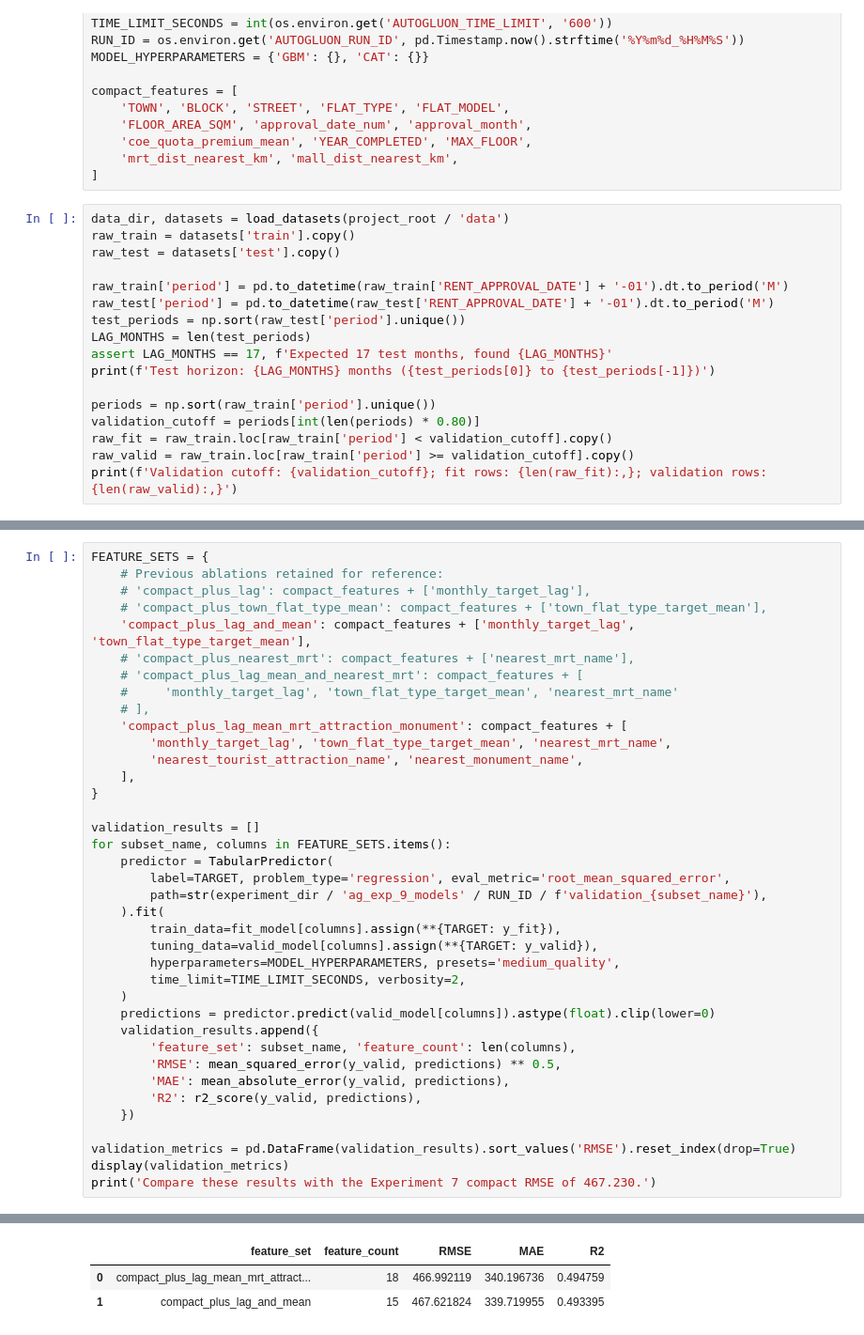
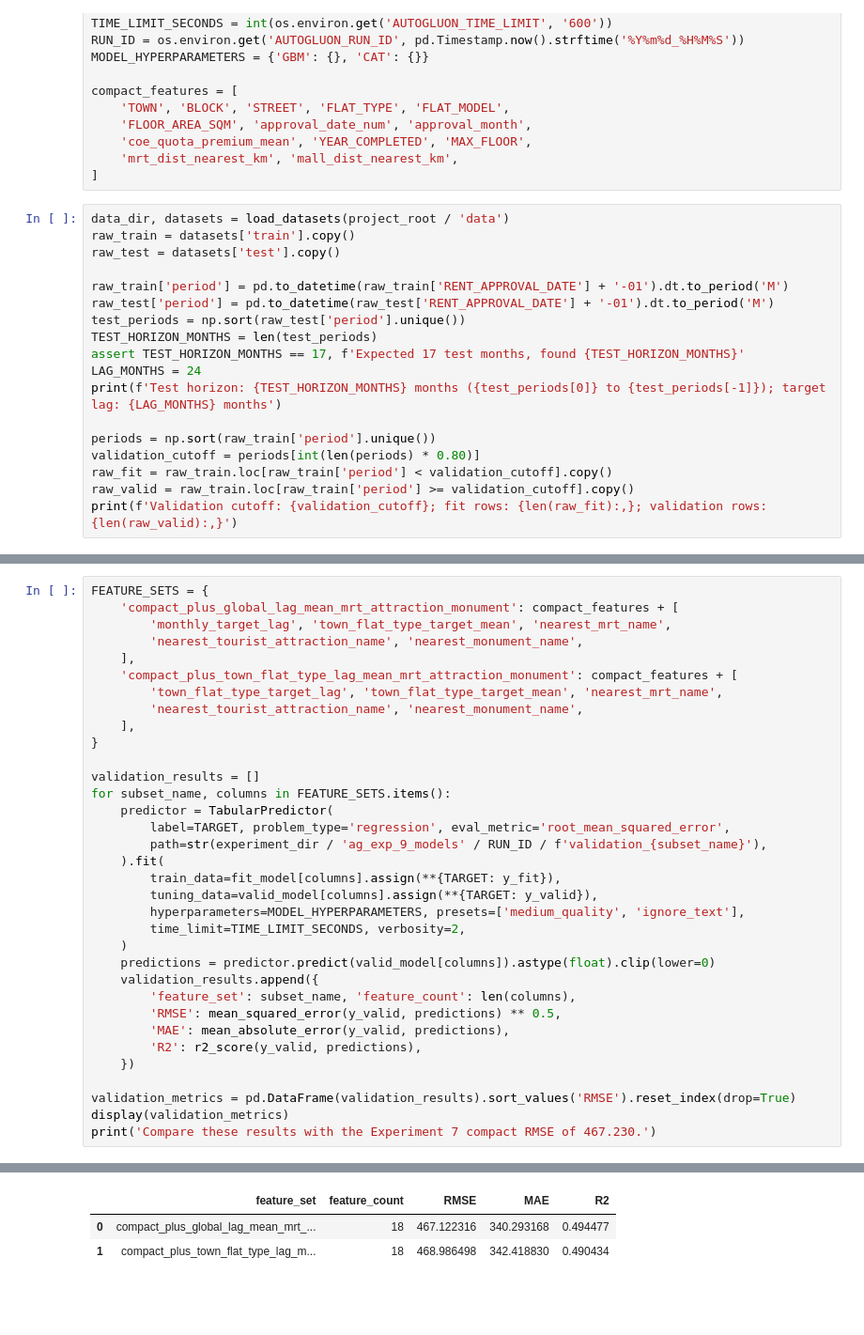
Before and after one commit to MeTuL10/KDDM-project, a Jupyter notebook: exploration/metul/exp_9_target_features.ipynb, the cells around one changed output, grey strips where cells are left out. Shown at 94% size. Saved outputs shown, nothing was run; the diff lists cells and outputs as text; blank space fills up the shorter version.

Commit message:
global lag

```diff
--- a/exploration/metul/exp_9_target_features.ipynb
+++ b/exploration/metul/exp_9_target_features.ipynb
@@ -55,9 +55,10 @@ raw_test = datasets['test'].copy()
 raw_train['period'] = pd.to_datetime(raw_train['RENT_APPROVAL_DATE'] + '-01').dt.to_period('M')
 raw_test['period'] = pd.to_datetime(raw_test['RENT_APPROVAL_DATE'] + '-01').dt.to_period('M')
 test_periods = np.sort(raw_test['period'].unique())
-LAG_MONTHS = len(test_periods)
-assert LAG_MONTHS == 17, f'Expected 17 test months, found {LAG_MONTHS}'
-print(f'Test horizon: {LAG_MONTHS} months ({test_periods[0]} to {test_periods[-1]})')
+TEST_HORIZON_MONTHS = len(test_periods)
+assert TEST_HORIZON_MONTHS == 17, f'Expected 17 test months, found {TEST_HORIZON_MONTHS}'
+LAG_MONTHS = 24
+print(f'Test horizon: {TEST_HORIZON_MONTHS} months ({test_periods[0]} to {test_periods[-1]}); target lag: {LAG_MONTHS} months')
 
 periods = np.sort(raw_train['period'].unique())
 validation_cutoff = periods[int(len(periods) * 0.80)]
@@ -260,16 +286,12 @@ display(fit_model.head())
 | 4 | sembawang | 467b | admiralty drive | 4 room | premium apartment | 102.0 | 24253 | 1 | ... |
 # %%
 FEATURE_SETS = {
-    # Previous ablations retained for reference:
-    # 'compact_plus_lag': compact_features + ['monthly_target_lag'],
-    # 'compact_plus_town_flat_type_mean': compact_features + ['town_flat_type_target_mean'],
-    'compact_plus_lag_and_mean': compact_features + ['monthly_target_lag', 'town_flat_type_target_mean'],
-    # 'compact_plus_nearest_mrt': compact_features + ['nearest_mrt_name'],
-    # 'compact_plus_lag_mean_and_nearest_mrt': compact_features + [
-    #     'monthly_target_lag', 'town_flat_type_target_mean', 'nearest_mrt_name'
-    # ],
-    'compact_plus_lag_mean_mrt_attraction_monument': compact_features + [
+    'compact_plus_global_lag_mean_mrt_attraction_monument': compact_features + [
         'monthly_target_lag', 'town_flat_type_target_mean', 'nearest_mrt_name',
+        'nearest_tourist_attraction_name', 'nearest_monument_name',
+    ],
+    'compact_plus_town_flat_type_lag_mean_mrt_attraction_monument': compact_features + [
+        'town_flat_type_target_lag', 'town_flat_type_target_mean', 'nearest_mrt_name',
         'nearest_tourist_attraction_name', 'nearest_monument_name',
     ],
 }
@@ -282,7 +304,7 @@ for subset_name, columns in FEATURE_SETS.items():
     ).fit(
         train_data=fit_model[columns].assign(**{TARGET: y_fit}),
         tuning_data=valid_model[columns].assign(**{TARGET: y_valid}),
-        hyperparameters=MODEL_HYPERPARAMETERS, presets='medium_quality',
+        hyperparameters=MODEL_HYPERPARAMETERS, presets=['medium_quality', 'ignore_text'],
         time_limit=TIME_LIMIT_SECONDS, verbosity=2,
     )
     predictions = predictor.predict(valid_model[columns]).astype(float).clip(lower=0)
@@ -317,6 +339,6 @@ TabularPredictor saved. To load, use: predictor = TabularPredictor.load("/Users/
 |  | feature_set | feature_count | RMSE | MAE | R2 |
-| 0 | compact_plus_lag_mean_mrt_attract... | 18 | 466.992119 | 340.196736 | 0.494759 |
-| 1 | compact_plus_lag_and_mean | 15 | 467.621824 | 339.719955 | 0.493395 |
+| 0 | compact_plus_global_lag_mean_mrt_... | 18 | 467.122316 | 340.293168 | 0.494477 |
+| 1 | compact_plus_town_flat_type_lag_m... | 18 | 468.986498 | 342.418830 | 0.490434 |
 Compare these results with the Experiment 7 compact RMSE of 467.230.
 # %%
 # After selecting the winning validation variant, refit its features and model on all labelled rows.
```
Also changed, not shown: parts of 6 cells of this notebook, 1 other file.
